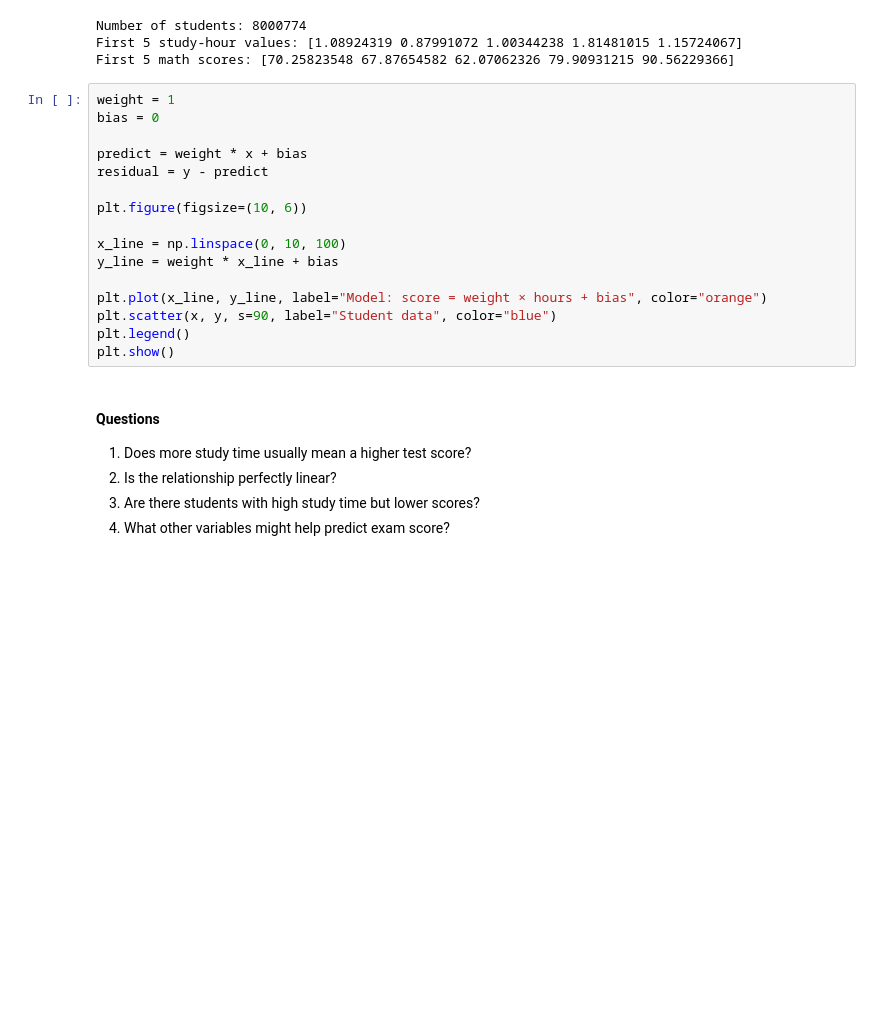
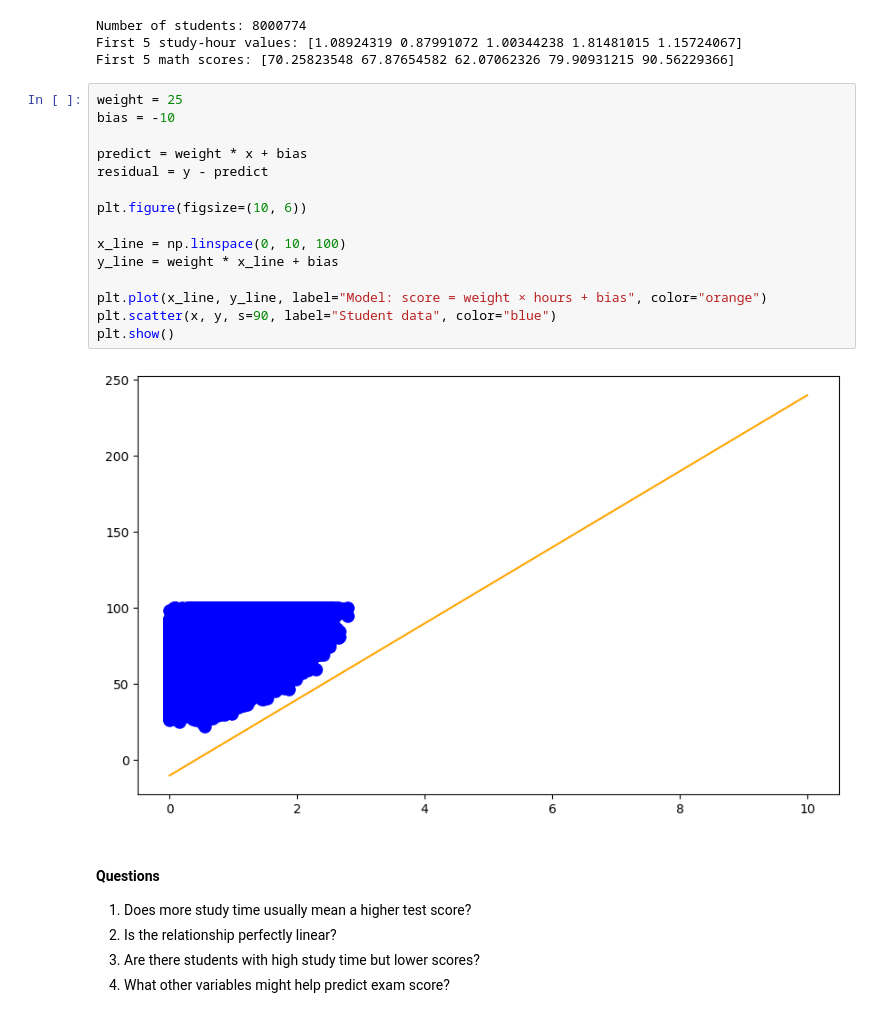
Before and after one commit to DucAnhIsSleepy/ml-course, a Jupyter notebook: docs/2-Linear-Regression/01-linear-regression-basics.ipynb, the cells around one changed output. Drawn from its saved outputs; the diff is of its cells as text; blank space fills up the shorter version.

```diff
--- a/docs/2-Linear-Regression/01-linear-regression-basics.ipynb
+++ b/docs/2-Linear-Regression/01-linear-regression-basics.ipynb
@@ -189,21 +189,22 @@ Number of students: 8000774
 First 5 study-hour values: [1.08924319 0.87991072 1.00344238 1.81481015 1.15724067]
 First 5 math scores: [70.25823548 67.87654582 62.07062326 79.90931215 90.56229366]
 # %%
-weight = 1
-bias = 0
+weight = 25
+bias = -10
 
 predict = weight * x + bias
 residual = y - predict
 
 plt.figure(figsize=(10, 6))
 
 x_line = np.linspace(0, 10, 100)
 y_line = weight * x_line + bias
 
 plt.plot(x_line, y_line, label="Model: score = weight × hours + bias", color="orange")
 plt.scatter(x, y, s=90, label="Student data", color="blue")
-plt.legend()
 plt.show()
+# %% [output]
+[figure, added]
 # %% [markdown]
 #### Questions
 
```
Also changed, not shown: parts of 14 cells of this notebook.
